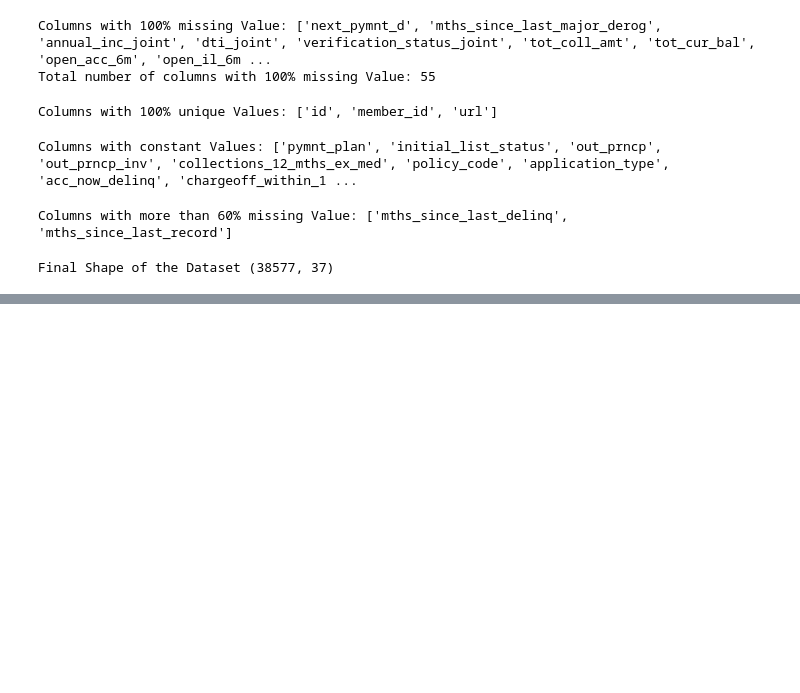
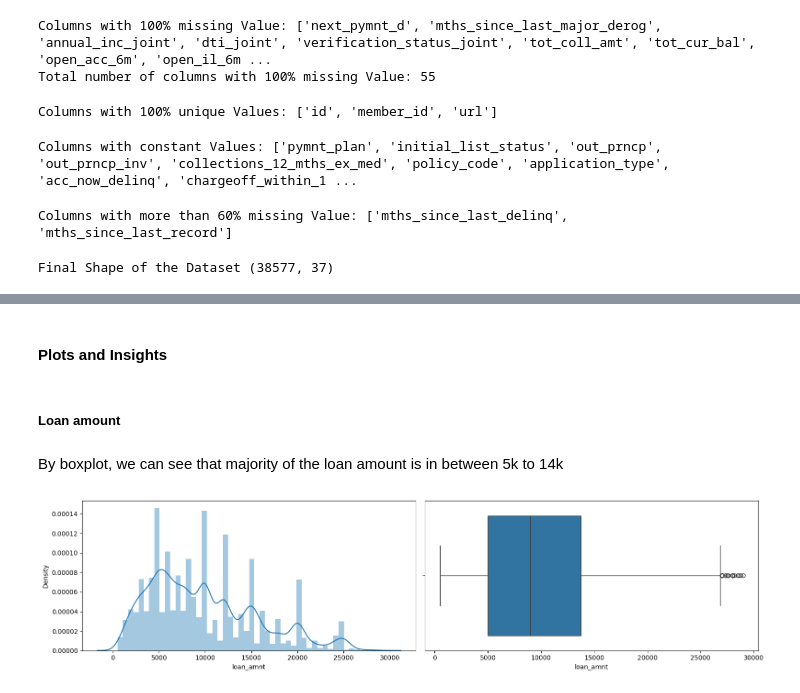
Before and after one commit to GauravEmani/LendingClubCaseStudy, a Jupyter notebook: Group_Facilitator_Name.ipynb, the cells around one changed output, grey strips where cells are left out. Cells and saved outputs as stored; diff of their text form; code cells hidden in the pictures; blank space fills up the shorter version.

```diff
--- a/Group_Facilitator_Name.ipynb
+++ b/Group_Facilitator_Name.ipynb
@@ -154,0 +245,42 @@ Final Shape of the Dataset (38577, 37)
+# %%
+def remove_outliers(df, column_name):
+    """
+    Removes outliers from a specified column in a DataFrame using the IQR method.
+
+    """
+    # Calculate Q1 (25th percentile), Q3 (75th percentile) and IQR
+    Q1 = df[column_name].quantile(0.25)
+    Q3 = df[column_name].quantile(0.75)
+    IQR = Q3 - Q1
+
+    # Define the lower and upper bound
+    lower_bound = Q1 - 1.5 * IQR
+    upper_bound = Q3 + 1.5 * IQR
+
+    # Filter out the outliers
+    df_no_outliers = df[(df[column_name] >= lower_bound) & (df[column_name] <= upper_bound)]
+
+    return df_no_outliers
+# %%
+# Removinf Outlier from columns
+for col in ['loan_amnt', 'funded_amnt', 'funded_amnt_inv', 'int_rate', 'installment', 'annual_inc', 'dti']:
+    df = remove_outliers(df.copy(), col)
+# %% [markdown]
+#### Plots and Insights
+# %%
+def dist_box_plot(df, column):
+    fig, p = plt.subplots(1,2, figsize=(16, 4))
+    sns.distplot(df.loc[df[column].notnull(), column], kde=True, hist=True, ax=p[0])
+    sns.boxplot(x=column, data=df, ax=p[1])
+    p[0].set_xlabel(column)
+    p[1].set_xlabel(column)
+    plt.tight_layout()
+    plt.show()
+# %% [markdown]
+##### Loan amount
+# %% [markdown]
+By boxplot, we can see that majority of the loan amount is in between 5k to 14k
+# %%
+dist_box_plot(df, 'loan_amnt')
+# %% [output]
+[figure, added]
```
Also changed, not shown: parts of 81 cells of this notebook.
